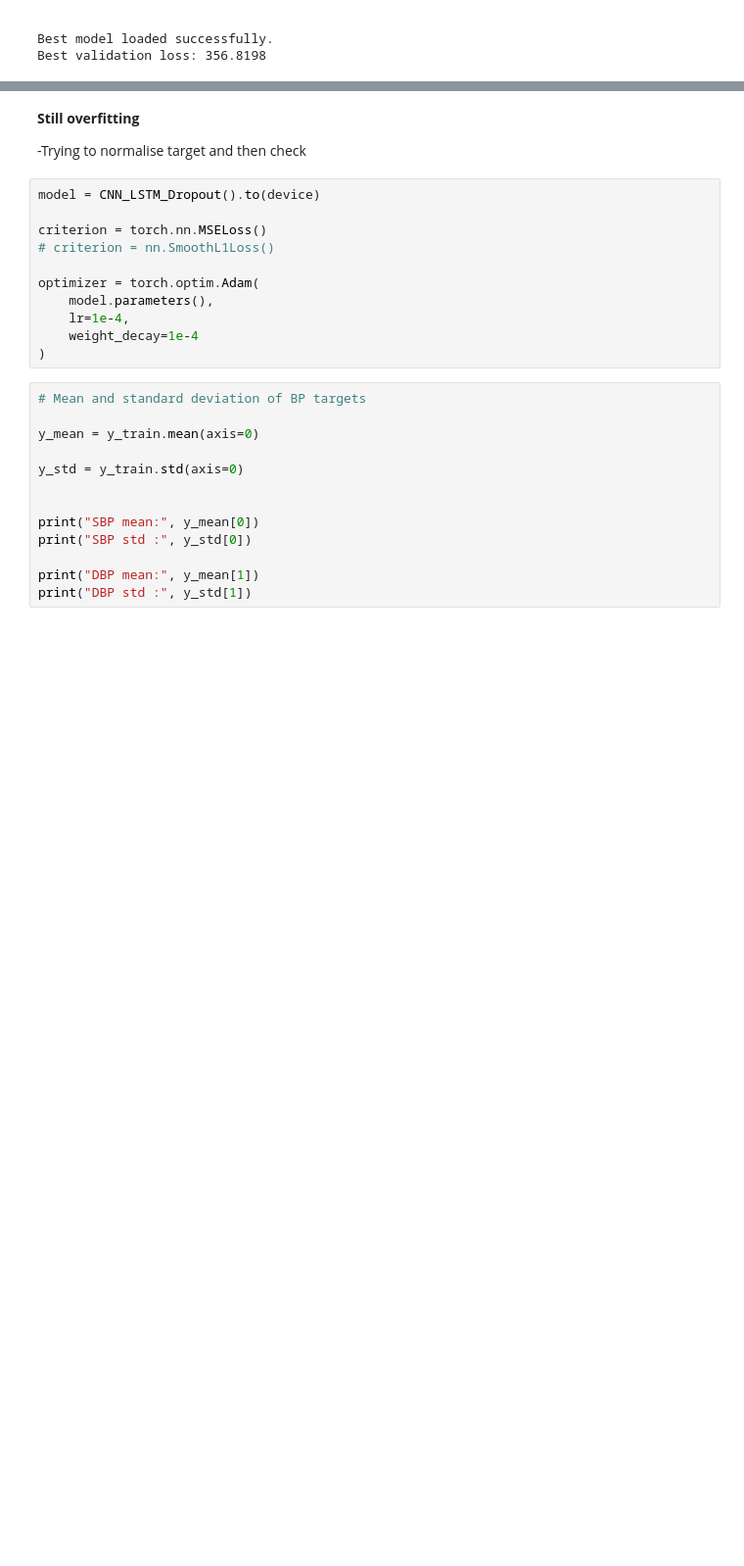
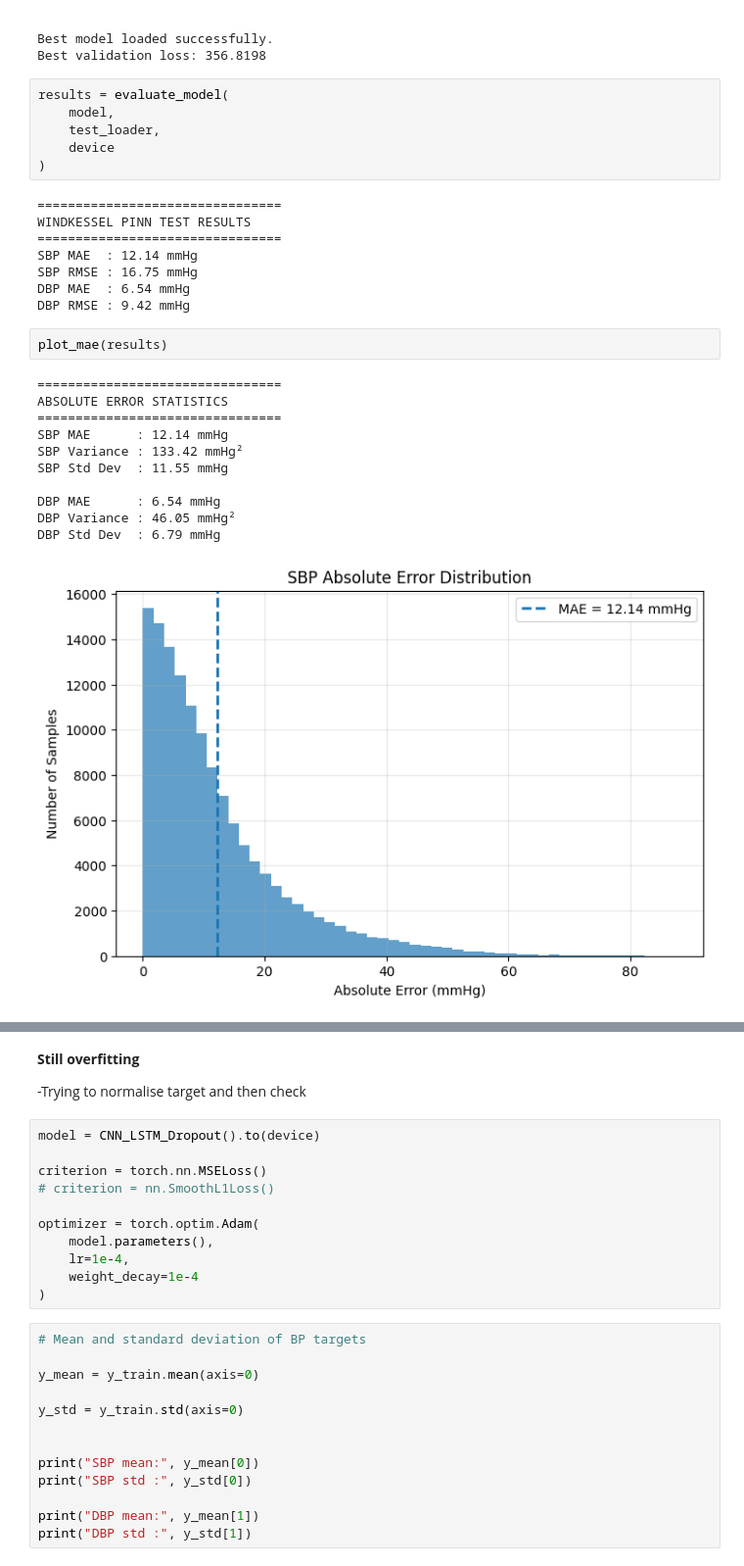
Before and after one commit to Yashvi1701/BP_estimation, a Jupyter notebook: experiments/cnn_lstm_uci.ipynb, the cells around one changed output, grey strips where cells are left out. Shown at 98% size. Cells and saved outputs as stored; diff of their text form; blank space fills up the shorter version.

```diff
--- a/experiments/cnn_lstm_uci.ipynb
+++ b/experiments/cnn_lstm_uci.ipynb
@@ -190,3 +324,31 @@ Epoch 50/50 | Train MSE: 431.69 (SBP RMSE: 18.02, DBP RMSE: 10.35) | Val MSE: 36
 
 Best model loaded successfully.
 Best validation loss: 356.8198
+# %%
+results = evaluate_model(
+    model,
+    test_loader,
+    device
+)
+# %% [output]
+================================
+WINDKESSEL PINN TEST RESULTS
+================================
+SBP MAE  : 12.14 mmHg
+SBP RMSE : 16.75 mmHg
+DBP MAE  : 6.54 mmHg
+DBP RMSE : 9.42 mmHg
+# %%
+plot_mae(results)
+# %% [output]
+================================
+ABSOLUTE ERROR STATISTICS
+================================
+SBP MAE      : 12.14 mmHg
+SBP Variance : 133.42 mmHg²
+SBP Std Dev  : 11.55 mmHg
+
+DBP MAE      : 6.54 mmHg
+DBP Variance : 46.05 mmHg²
+DBP Std Dev  : 6.79 mmHg
+[figure, added]
```
Also changed, not shown: parts of 12 cells of this notebook, 2 other files.
